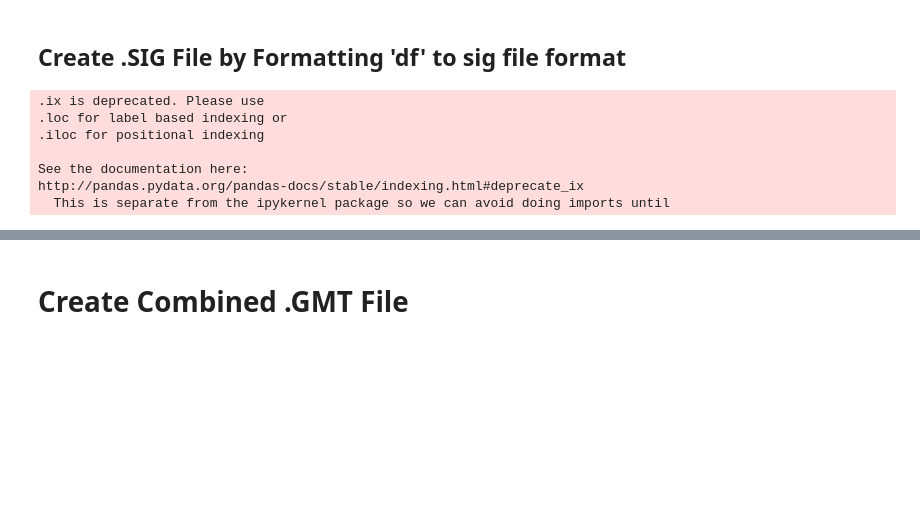
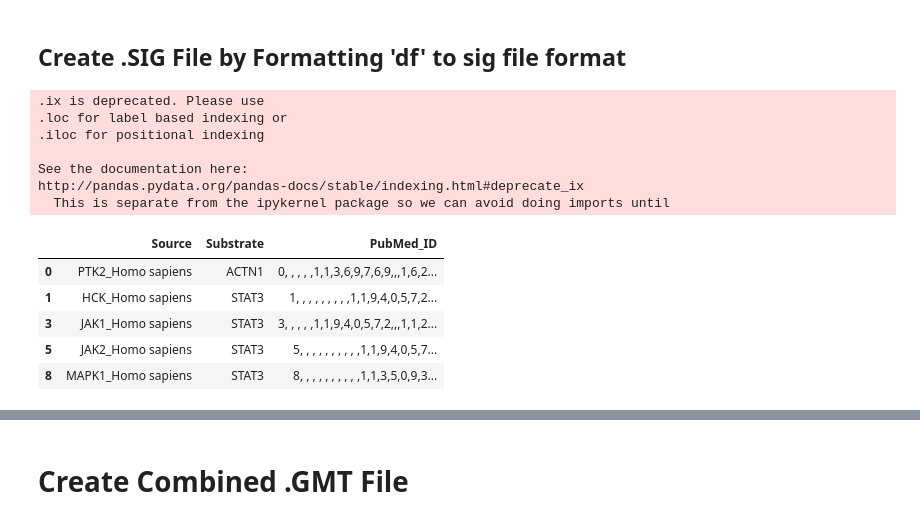
Before and after one commit to MaayanLab/KEA3, a Jupyter notebook: Combined Dataset/Combined Datasets Working Notebook-KEA3.ipynb, the cells around one changed output, grey strips where cells are left out. Saved outputs shown, nothing was run; the diff lists cells and outputs as text; code cells hidden in the pictures; blank space fills up the shorter version.

```diff
--- a/Combined Dataset/Combined Datasets Working Notebook-KEA3.ipynb
+++ b/Combined Dataset/Combined Datasets Working Notebook-KEA3.ipynb
@@ -160,7 +163,7 @@ sig = df.set_index('kinase_organism')
 sig.reset_index(inplace = True)
 
 #Rename columns of this dataframe to match .sig format
-colnames = ['Source', 'Substrate', 'Reference']
+colnames = ['Source', 'Substrate', 'PubMed_ID']
 sig.columns = colnames
 # %%
 #Remove kinases with fewer than five substrates or
@@ -171,25 +174,32 @@ kin = kin.loc[indices]
 # %%
 lst = []
 for index in sig.index:
     lst.append(tuple(sorted(tuple((sig.ix[index,'Source'], sig.ix[index, 'Substrate'])))))
 sig['interactions'] = lst
 
 for i,interact in enumerate(sig['interactions'].unique()):
 
-    ref = ('|').join(sig.ix[sig[sig['interactions'] == interact].index, 'Reference'])
-    sig.ix[sig[sig['interactions'] == interact].index[0], 'Reference'] = ref
+    s = str(sig.ix[sig[sig['interactions'] == interact].index, 'PubMed_ID'])
+    ref = (',').join(s)
+    sig.ix[sig[sig['interactions'] == interact].index[0], 'PubMed_ID'] = ref
     sig.drop(sig[sig['interactions'] == interact].index[1:], inplace=True)
 
 sig.drop('interactions', axis = 1, inplace = True)
 sig.head()
 # %% [output]
 .ix is deprecated. Please use
 .loc for label based indexing or
 .iloc for positional indexing
 
 See the documentation here:
 http://pandas.pydata.org/pandas-docs/stable/indexing.html#deprecate_ix
   This is separate from the ipykernel package so we can avoid doing imports until
+|  | Source | Substrate | PubMed_ID |
+| 0 | PTK2_Homo sapiens | ACTN1 | 0, , , , ,1,1,3,6,9,7,6,9,,,1,6,2... |
+| 1 | HCK_Homo sapiens | STAT3 | 1, , , , , , , , ,1,1,9,4,0,5,7,2... |
+| 3 | JAK1_Homo sapiens | STAT3 | 3, , , , ,1,1,9,4,0,5,7,2,,,1,1,2... |
+| 5 | JAK2_Homo sapiens | STAT3 | 5, , , , , , , , , ,1,1,9,4,0,5,7... |
+| 8 | MAPK1_Homo sapiens | STAT3 | 8, , , , , , , , , ,1,1,3,5,0,9,3... |
 # %%
 #Insert first four columns for .sig file format (NaNs)
 sig.insert(1, 'NA-1', str(np.nan))
```
Also changed, not shown: parts of 8 cells of this notebook, 7 other files.
